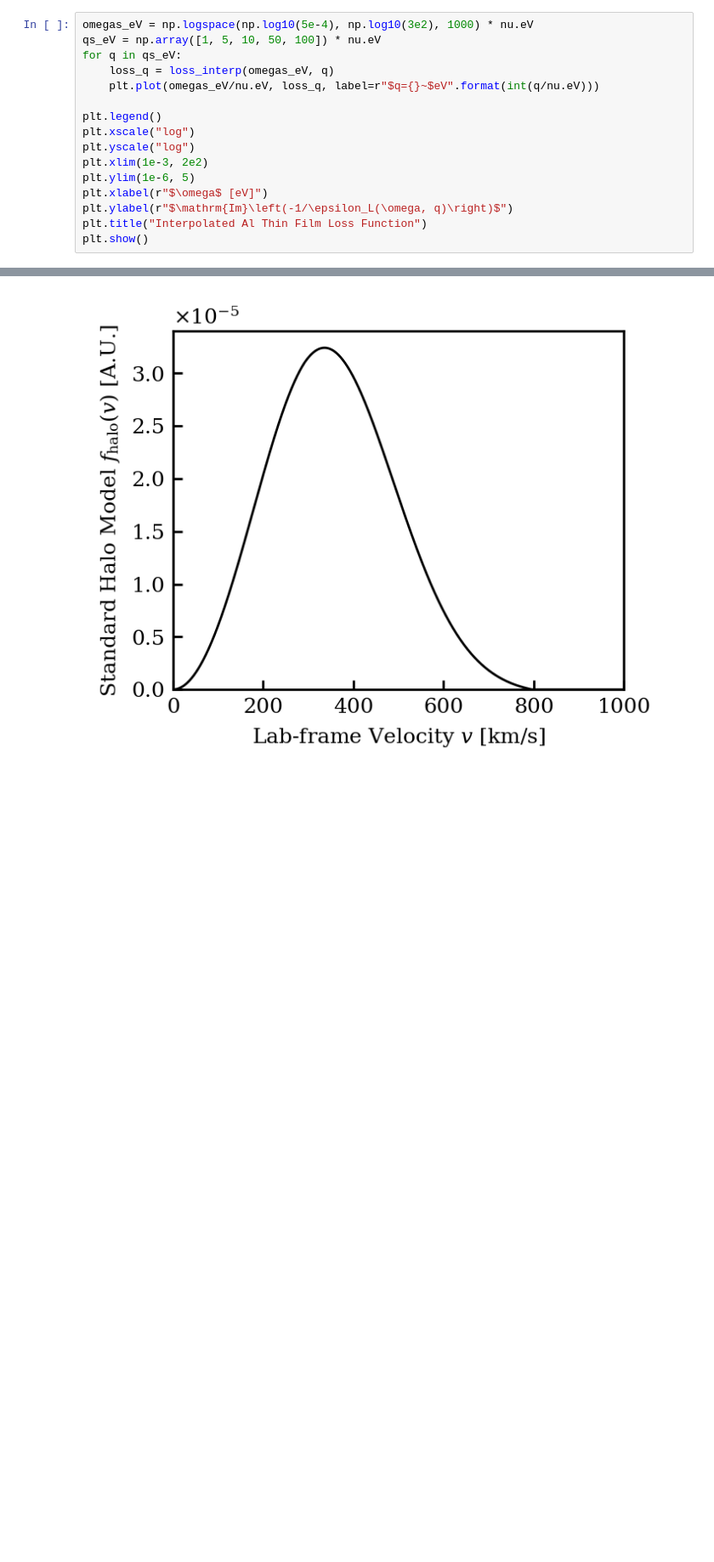
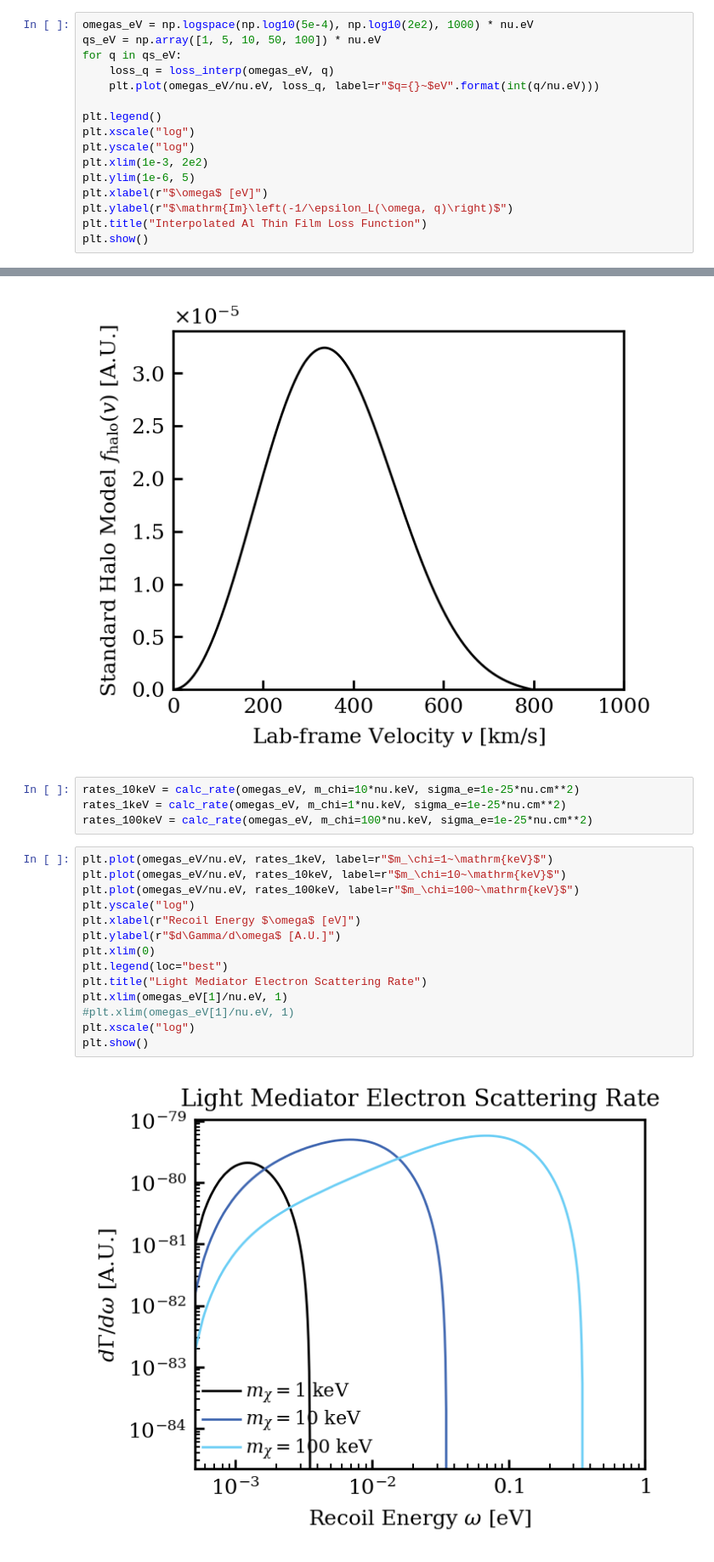
Before and after one commit to FaroutYLq/axioph, a Jupyter notebook: Directionality/rate_in_sc.ipynb, the cells around one changed output, grey strips where cells are left out. Shown at 85% size. Cells and saved outputs as stored; diff of their text form; blank space fills up the shorter version.

```diff
--- a/Directionality/rate_in_sc.ipynb
+++ b/Directionality/rate_in_sc.ipynb
@@ -520,5 +625,5 @@ $$
 # %%
-omegas_eV = np.logspace(np.log10(5e-4), np.log10(3e2), 1000) * nu.eV
+omegas_eV = np.logspace(np.log10(5e-4), np.log10(2e2), 1000) * nu.eV
 qs_eV = np.array([1, 5, 10, 50, 100]) * nu.eV
 for q in qs_eV:
     loss_q = loss_interp(omegas_eV, q)
@@ -547,3 +652,23 @@ plt.ylim(0,)
 plt.show()
 # %% [output]
 [figure]
+# %%
+rates_10keV = calc_rate(omegas_eV, m_chi=10*nu.keV, sigma_e=1e-25*nu.cm**2)
+rates_1keV = calc_rate(omegas_eV, m_chi=1*nu.keV, sigma_e=1e-25*nu.cm**2)
+rates_100keV = calc_rate(omegas_eV, m_chi=100*nu.keV, sigma_e=1e-25*nu.cm**2)
+# %%
+plt.plot(omegas_eV/nu.eV, rates_1keV, label=r"$m_\chi=1~\mathrm{keV}$")
+plt.plot(omegas_eV/nu.eV, rates_10keV, label=r"$m_\chi=10~\mathrm{keV}$")
+plt.plot(omegas_eV/nu.eV, rates_100keV, label=r"$m_\chi=100~\mathrm{keV}$")
+plt.yscale("log")
+plt.xlabel(r"Recoil Energy $\omega$ [eV]")
+plt.ylabel(r"$d\Gamma/d\omega$ [A.U.]")
+plt.xlim(0)
+plt.legend(loc="best")
+plt.title("Light Mediator Electron Scattering Rate")
+plt.xlim(omegas_eV[1]/nu.eV, 1)
+#plt.xlim(omegas_eV[1]/nu.eV, 1)
+plt.xscale("log")
+plt.show()
+# %% [output]
+[figure, added]
```
Also changed, not shown: parts of 7 cells of this notebook.
